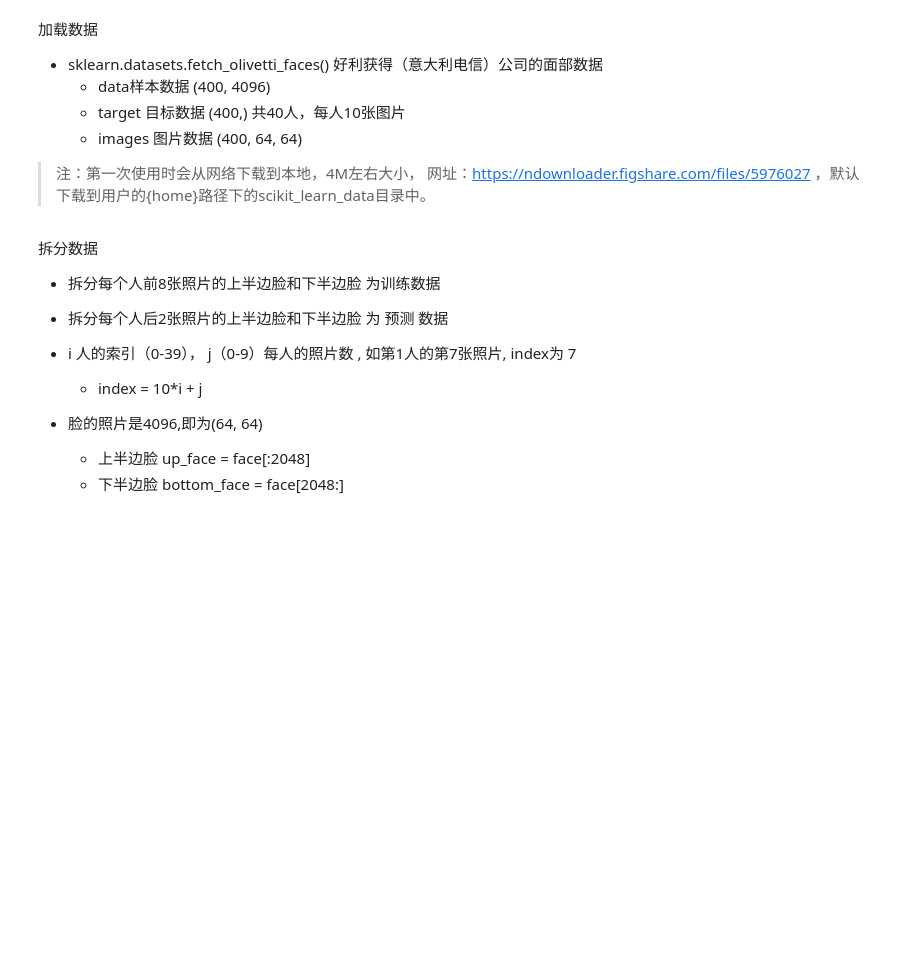
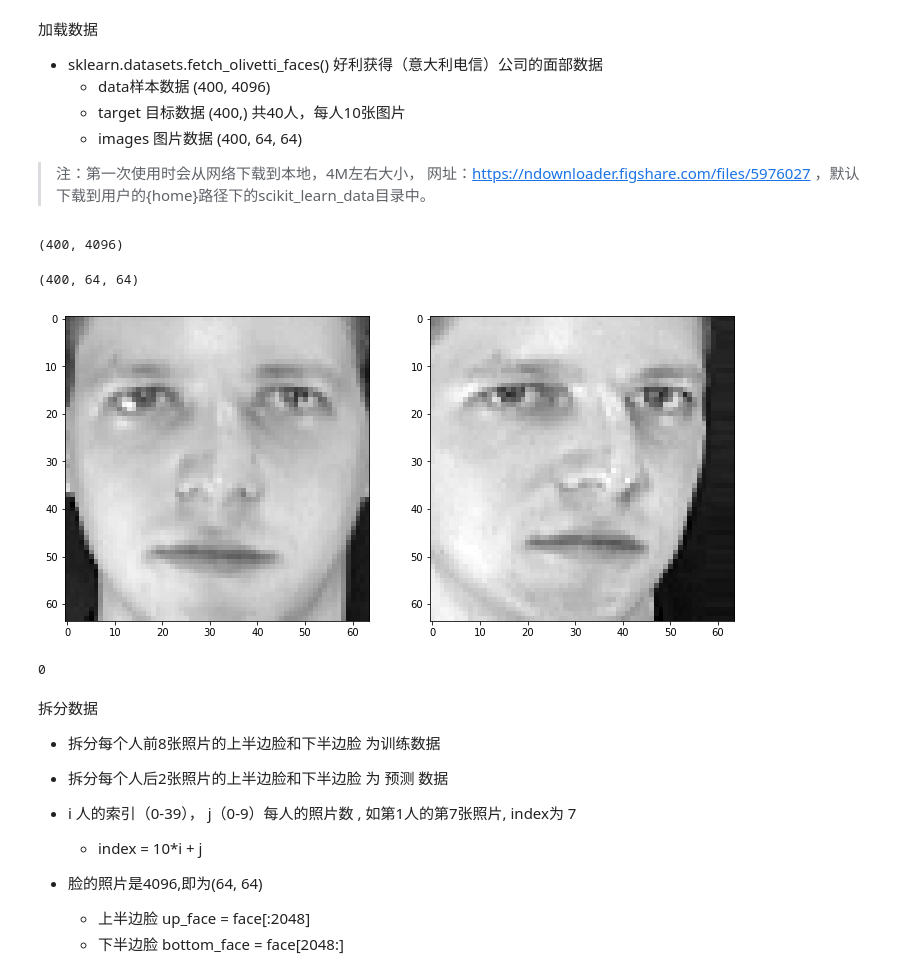
Before and after one commit to disenQF/05data, a Jupyter notebook: day11/LogisticRegression/人脸自动补全.ipynb, the cells around one changed output. Drawn from its saved outputs; the diff is of its cells as text; code cells hidden in the pictures; blank space fills up the shorter version.

```diff
--- a/day11/LogisticRegression/人脸自动补全.ipynb
+++ b/day11/LogisticRegression/人脸自动补全.ipynb
@@ -14,0 +17,2 @@ import matplotlib.pyplot as plt
+# %%
+faces = fetch_olivetti_faces()
@@ -15,3 +22,26 @@ import matplotlib.pyplot as plt
+# %%
+samples.shape
+# %% [output]
+(400, 4096)
+# %%
+faces.images.shape
+# %% [output]
+(400, 64, 64)
+# %%
+plt.figure(figsize=(12, 6))
+ax1 = plt.subplot(121)
+plt.imshow(faces.images[0], cmap='gray')
+
+ax2 = plt.subplot(122)
+plt.imshow(faces.images[1], cmap='gray')
+
+plt.show()
+# %% [output]
+[figure, added]
+# %%
+target[9]
+# %% [output]
+0
 # %% [markdown]
 拆分数据
 - 拆分每个人前8张照片的上半边脸和下半边脸 为训练数据
```
Also changed, not shown: parts of 17 cells of this notebook.
